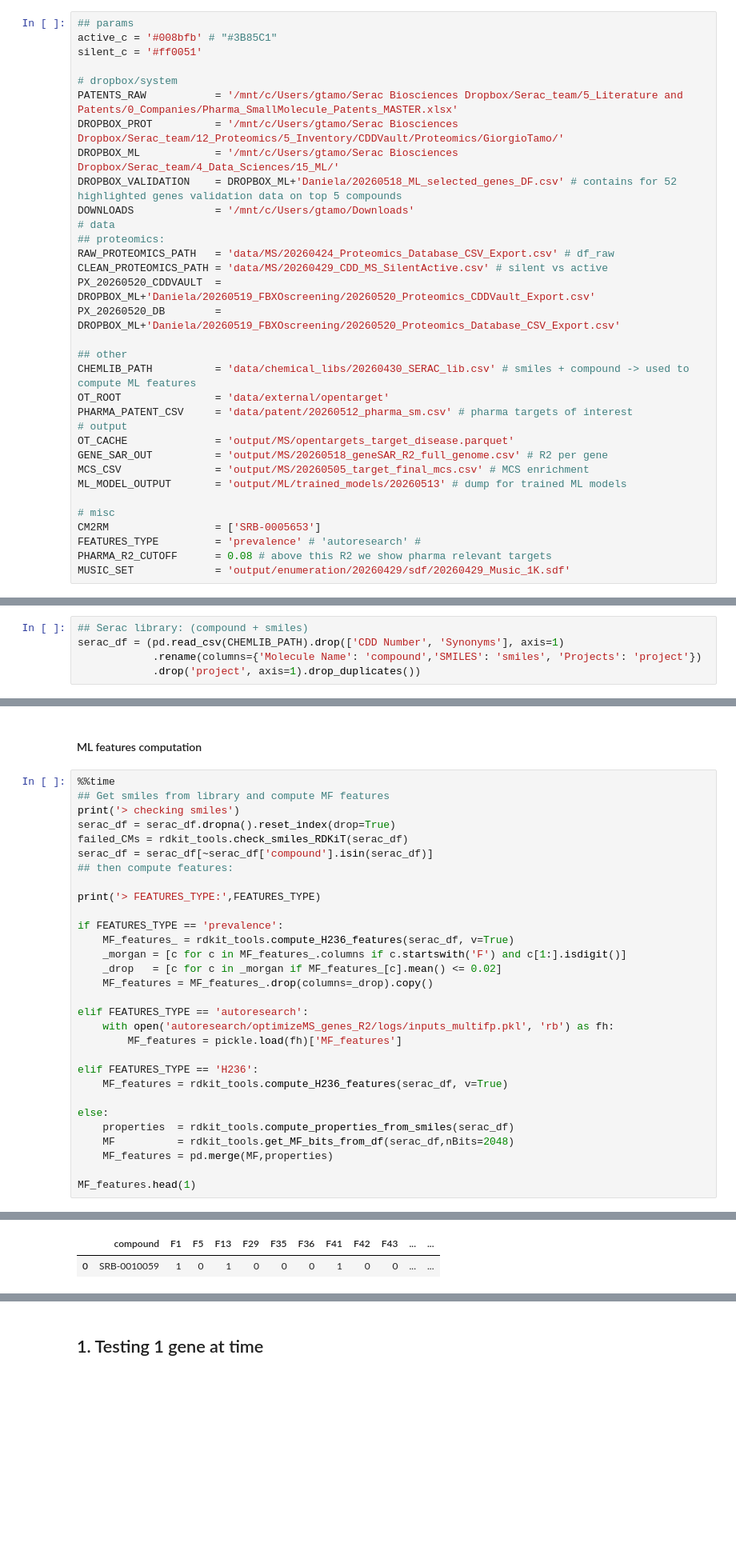
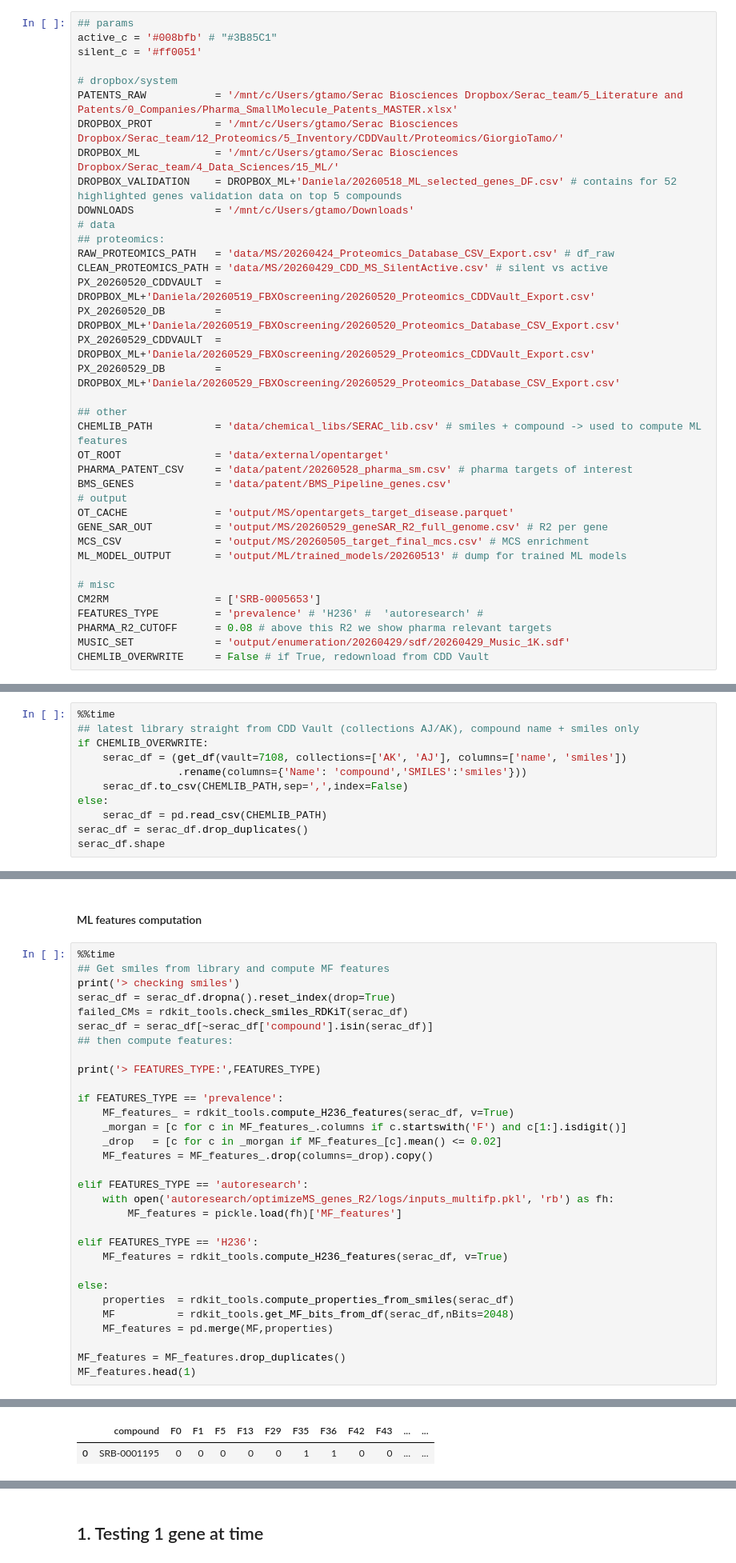
Before and after one commit to gtamo39/MS_ML, a Jupyter notebook: vignettes/MS_TargetML.ipynb, the cells around one changed output, grey strips where cells are left out. Shown at 80% size. Cells and saved outputs as stored; diff of their text form; blank space fills up the shorter version.

```diff
--- a/vignettes/MS_TargetML.ipynb
+++ b/vignettes/MS_TargetML.ipynb
@@ -72,22 +71,26 @@ RAW_PROTEOMICS_PATH   = 'data/MS/20260424_Proteomics_Database_CSV_Export.csv' #
 CLEAN_PROTEOMICS_PATH = 'data/MS/20260429_CDD_MS_SilentActive.csv' # silent vs active
 PX_20260520_CDDVAULT  = DROPBOX_ML+'Daniela/20260519_FBXOscreening/20260520_Proteomics_CDDVault_Export.csv'
 PX_20260520_DB        = DROPBOX_ML+'Daniela/20260519_FBXOscreening/20260520_Proteomics_Database_CSV_Export.csv'
+PX_20260529_CDDVAULT  = DROPBOX_ML+'Daniela/20260529_FBXOscreening/20260529_Proteomics_CDDVault_Export.csv'
+PX_20260529_DB        = DROPBOX_ML+'Daniela/20260529_FBXOscreening/20260529_Proteomics_Database_CSV_Export.csv'
 
 ## other
-CHEMLIB_PATH          = 'data/chemical_libs/20260430_SERAC_lib.csv' # smiles + compound -> used to compute ML features
+CHEMLIB_PATH          = 'data/chemical_libs/SERAC_lib.csv' # smiles + compound -> used to compute ML features
 OT_ROOT               = 'data/external/opentarget'
-PHARMA_PATENT_CSV     = 'data/patent/20260512_pharma_sm.csv' # pharma targets of interest
+PHARMA_PATENT_CSV     = 'data/patent/20260528_pharma_sm.csv' # pharma targets of interest
+BMS_GENES             = 'data/patent/BMS_Pipeline_genes.csv'
 # output
 OT_CACHE              = 'output/MS/opentargets_target_disease.parquet'
-GENE_SAR_OUT          = 'output/MS/20260518_geneSAR_R2_full_genome.csv' # R2 per gene
+GENE_SAR_OUT          = 'output/MS/20260529_geneSAR_R2_full_genome.csv' # R2 per gene
 MCS_CSV               = 'output/MS/20260505_target_final_mcs.csv' # MCS enrichment
 ML_MODEL_OUTPUT       = 'output/ML/trained_models/20260513' # dump for trained ML models
 
 # misc
 CM2RM                 = ['SRB-0005653']
-FEATURES_TYPE         = 'prevalence' # 'autoresearch' #
+FEATURES_TYPE         = 'prevalence' # 'H236' #  'autoresearch' #
 PHARMA_R2_CUTOFF      = 0.08 # above this R2 we show pharma relevant targets
 MUSIC_SET             = 'output/enumeration/20260429/sdf/20260429_Music_1K.sdf'
+CHEMLIB_OVERWRITE     = False # if True, redownload from CDD Vault
 # %% [markdown]
 ## 0. Imports
 # %%
@@ -97,5 +100,0 @@ music['smiles'] = music['smiles'].apply(lambda x: rdkit_tools.convert_smiles_to_
-# %%
-## Serac library: (compound + smiles)
-serac_df = (pd.read_csv(CHEMLIB_PATH).drop(['CDD Number', 'Synonyms'], axis=1)
-            .rename(columns={'Molecule Name': 'compound','SMILES': 'smiles', 'Projects': 'project'})
-            .drop('project', axis=1).drop_duplicates())
@@ -163,0 +101,11 @@ df_raw.head(1)
+# %%
+%%time
+## latest library straight from CDD Vault (collections AJ/AK), compound name + smiles only
+if CHEMLIB_OVERWRITE:
+    serac_df = (get_df(vault=7108, collections=['AK', 'AJ'], columns=['name', 'smiles'])
+                .rename(columns={'Name': 'compound','SMILES':'smiles'}))
+    serac_df.to_csv(CHEMLIB_PATH,sep=',',index=False)
+else:
+    serac_df = pd.read_csv(CHEMLIB_PATH)
+serac_df = serac_df.drop_duplicates()
+serac_df.shape
@@ -192,6 +320,7 @@ else:
     MF          = rdkit_tools.get_MF_bits_from_df(serac_df,nBits=2048)
     MF_features = pd.merge(MF,properties)
 
+MF_features = MF_features.drop_duplicates()
 MF_features.head(1)
 # %% [output]
 > checking smiles
@@ -201,2 +330,2 @@ Wall time: 28.5 s
-|  | compound | F1 | F5 | F13 | F29 | F35 | F36 | F41 | F42 | F43 | ... | ... |
-| 0 | SRB-0010059 | 1 | 0 | 1 | 0 | 0 | 0 | 1 | 0 | 0 | ... | ... |
+|  | compound | F0 | F1 | F5 | F13 | F29 | F35 | F36 | F42 | F43 | ... | ... |
+| 0 | SRB-0001195 | 0 | 0 | 0 | 0 | 0 | 1 | 1 | 0 | 0 | ... | ... |
```
Also changed, not shown: parts of 36 cells of this notebook, 7 other files.
